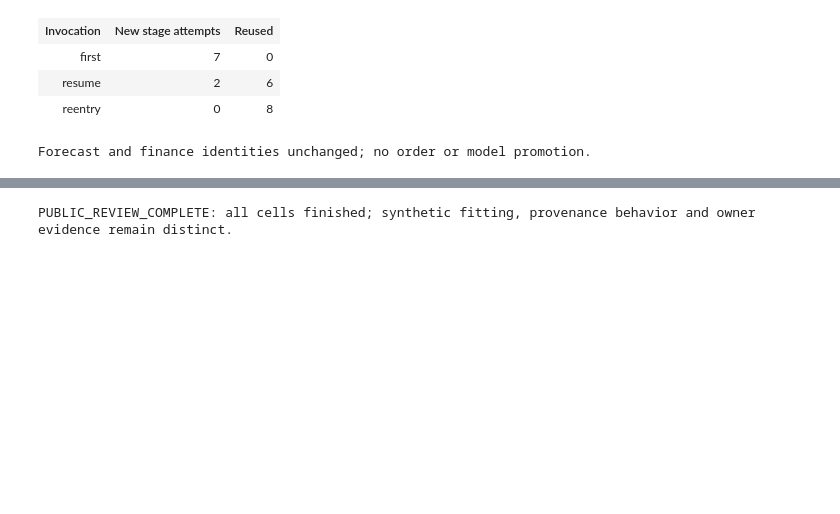
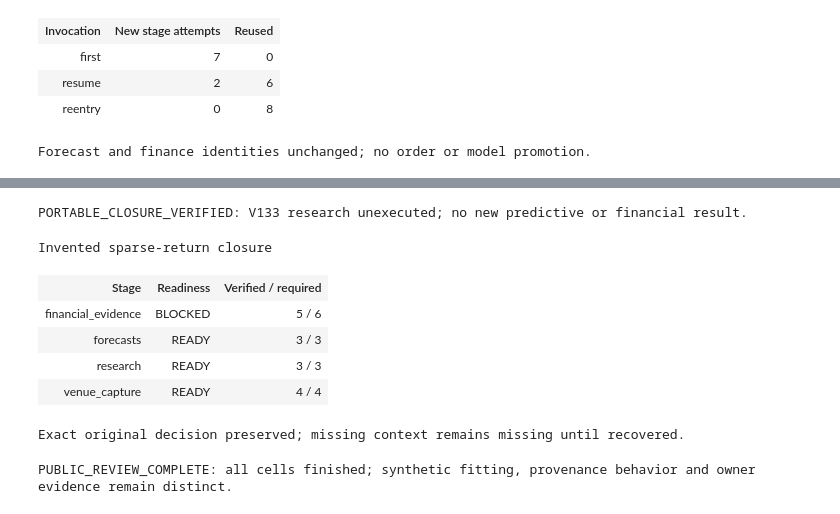
Before and after one commit to alvaromendizabal/sports-edge-lab, a Jupyter notebook: notebooks/engineering_review.ipynb, the cells around one changed output, grey strips where cells are left out. Drawn from its saved outputs; the diff is of its cells as text; code cells hidden in the pictures; blank space fills up the shorter version.

Commit message:
Preserve original decision context and verify portable recovery closure

```diff
--- a/notebooks/engineering_review.ipynb
+++ b/notebooks/engineering_review.ipynb
@@ -554,3 +557,27 @@ Forecast and finance identities unchanged; no order or model promotion.
+# %%
+from examples.review_lab.portable_recovery import walkthrough as portable_walkthrough
+portable_demo = portable_walkthrough()
+owner_v133 = json.loads((root / "docs/evidence/2026-10-28-v133-execution.json").read_text())
+assert owner_v133["status"] == "FAILED" and owner_v133["extension_attempts"] == 0
+assert owner_v133["serving"]["unique_market_reference_games"] == 82
+assert owner_v133["financial"]["new_report_status"] == "NOT_COMPLETED"
+assert portable_demo["real_fits"] == 0 and portable_demo["actual_orders"] == 0
+assert portable_demo["changed_context_rejected"] and portable_demo["original_decision_preserved"]
+assert portable_demo["forecast_issue_preserved"] and portable_demo["independent_research_ready"]
+assert not portable_demo["sparse"]["all_selected_stages_ready"]
+assert portable_demo["portable"]["all_selected_stages_ready"]
+portable_rows = "".join("<tr><td>" + stage["stage"] + "</td><td>" + stage["status"] + "</td><td>" + str(stage["verified"]) + " / " + str(stage["required"]) + "</td></tr>" for stage in portable_demo["sparse"]["stages"])
+display(HTML("<h3>Invented sparse-return closure</h3><table><tr><th>Stage</th><th>Readiness</th><th>Verified / required</th></tr>" + portable_rows + "</table><p>Exact original decision preserved; missing context remains missing until recovered.</p>"))
+print("PORTABLE_CLOSURE_VERIFIED: V133 research unexecuted; no new predictive or financial result.")
+# %% [output]
+PORTABLE_CLOSURE_VERIFIED: V133 research unexecuted; no new predictive or financial result.
+Invented sparse-return closure
+| Stage | Readiness | Verified / required |
+| financial_evidence | BLOCKED | 5 / 6 |
+| forecasts | READY | 3 / 3 |
+| research | READY | 3 / 3 |
+| venue_capture | READY | 4 / 4 |
+Exact original decision preserved; missing context remains missing until recovered.
 # %%
 assert len(evidence["rows"]) == 8
 assert recovery["new_fits"] == 0 and latest["actual_wagers"] == 0
```
Also changed, not shown: parts of 1 cell of this notebook, 15 other files.
